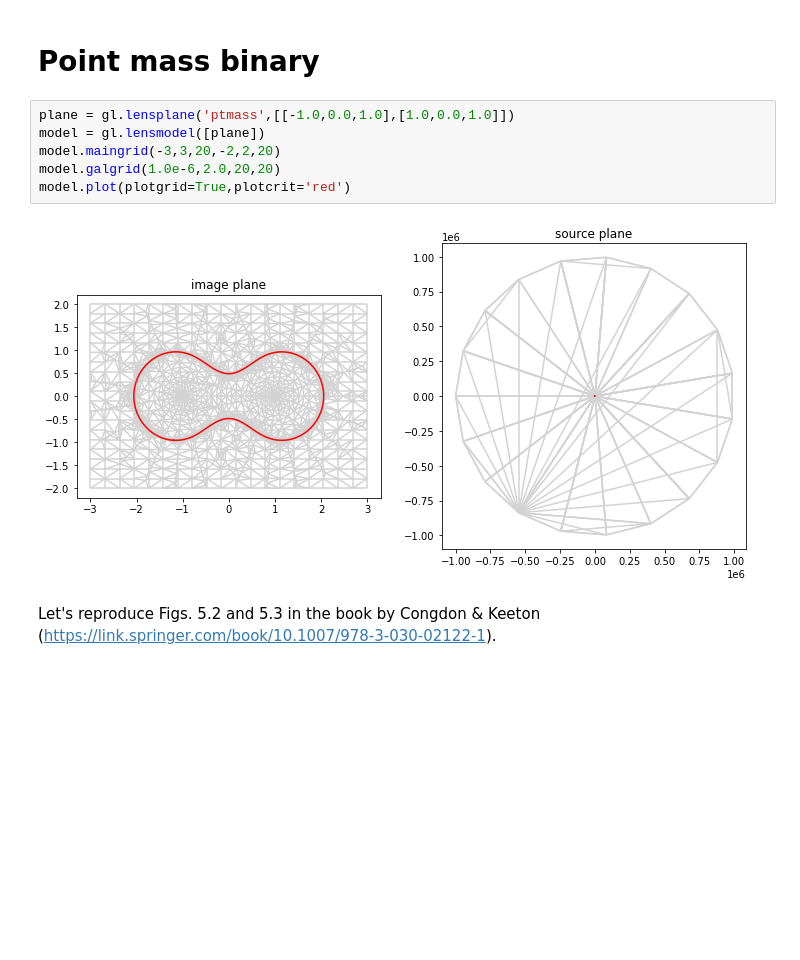
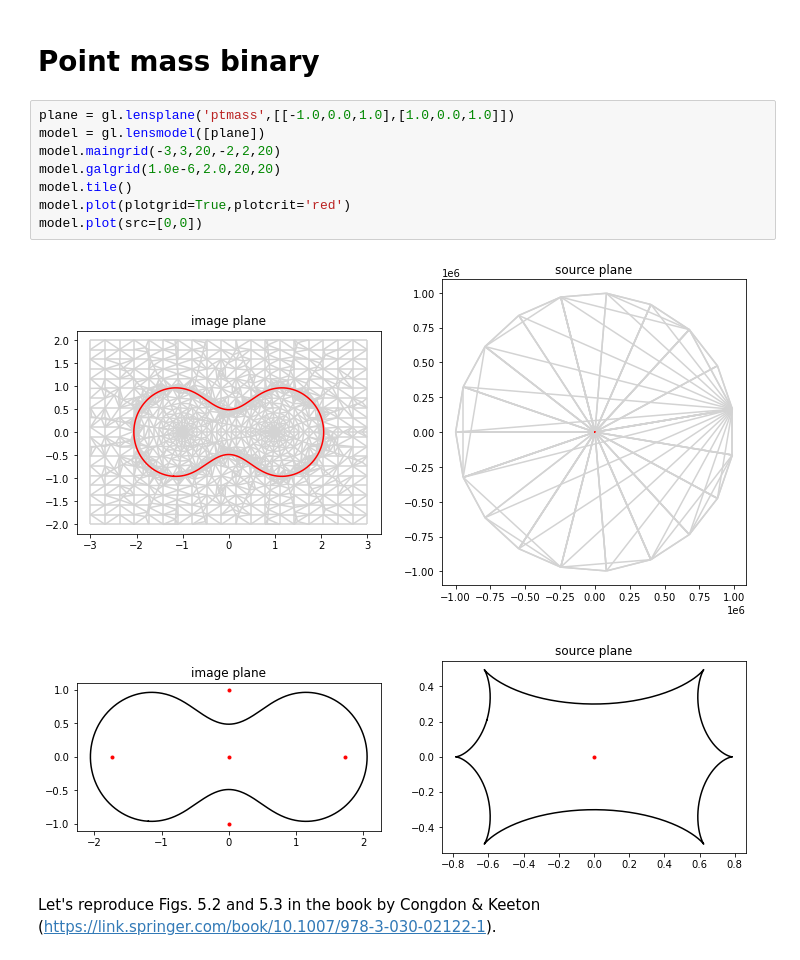
Before and after one commit to chuckkeeton/pygravlens, a Jupyter notebook: basic-examples.ipynb, the cells around one changed output. Saved outputs shown, nothing was run; the diff lists cells and outputs as text; blank space fills up the shorter version.

```diff
--- a/basic-examples.ipynb
+++ b/basic-examples.ipynb
@@ -104,11 +104,14 @@ model.findimg([0.5,0.0])
 # %%
 plane = gl.lensplane('ptmass',[[-1.0,0.0,1.0],[1.0,0.0,1.0]])
 model = gl.lensmodel([plane])
 model.maingrid(-3,3,20,-2,2,20)
 model.galgrid(1.0e-6,2.0,20,20)
+model.tile()
 model.plot(plotgrid=True,plotcrit='red')
+model.plot(src=[0,0])
 # %% [output]
 [figure]
+[figure, added]
 # %% [markdown]
 Let's reproduce Figs. 5.2 and 5.3 in the book by Congdon & Keeton (https://link.springer.com/book/10.1007/978-3-030-02122-1).
 # %% [markdown]
```
Also changed, not shown: parts of 5 cells of this notebook.
